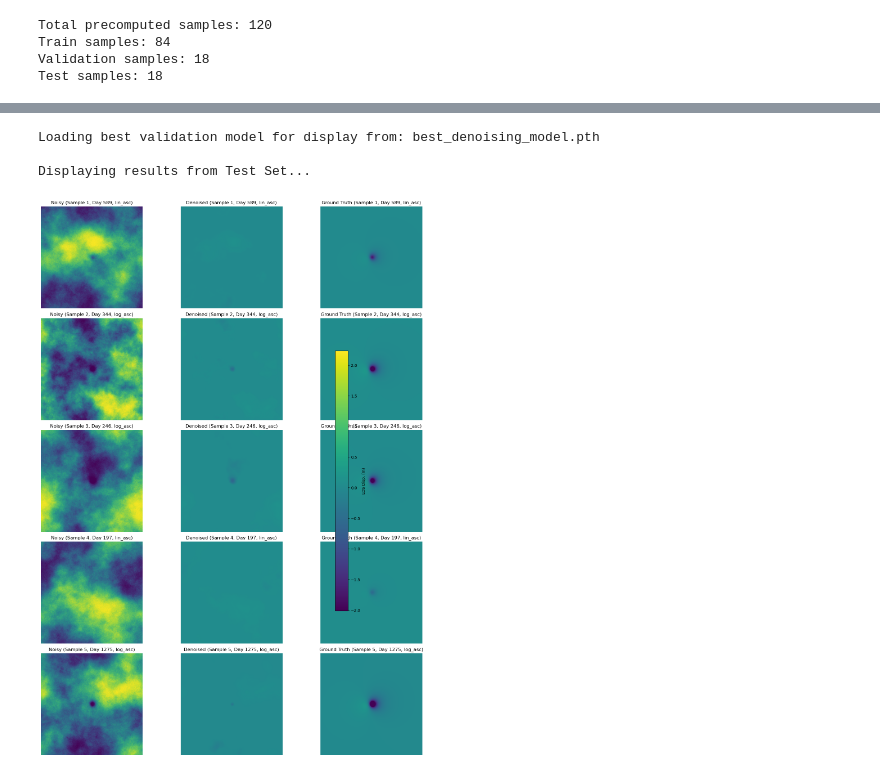
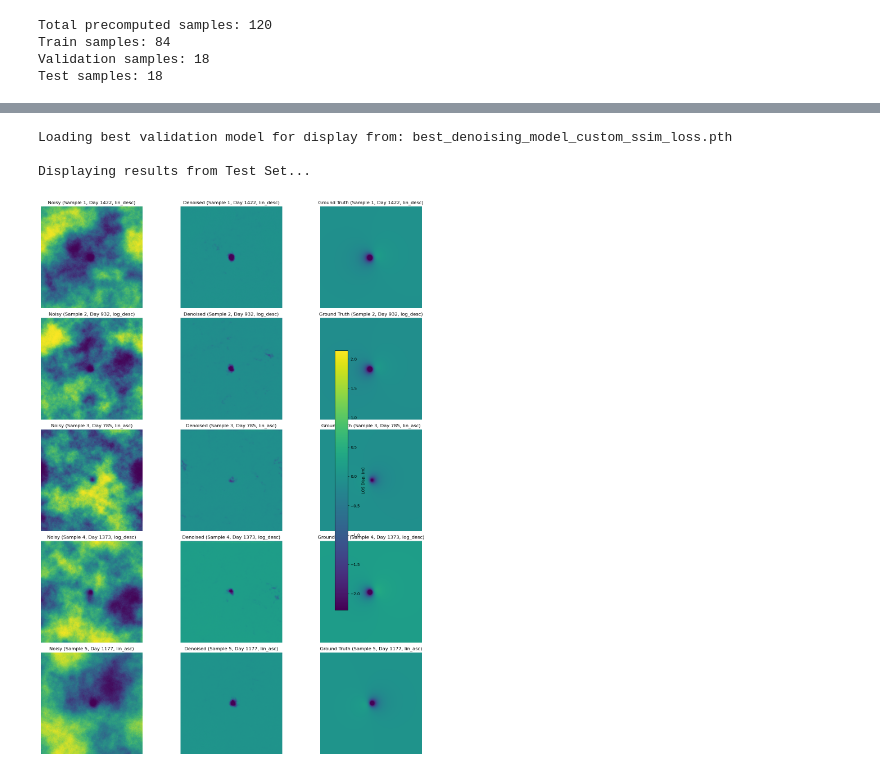
Before and after one commit to Mannvika/KyodaiNaturalResourceLab, a Jupyter notebook: ModelTrainingTest.ipynb, the cells around one changed output, grey strips where cells are left out. Saved outputs shown, nothing was run; the diff lists cells and outputs as text; code cells hidden in the pictures.

Commit message:
Added SSIM loss function

```diff
--- a/ModelTrainingTest.ipynb
+++ b/ModelTrainingTest.ipynb
@@ -331,7 +413,7 @@ def display_results(model, data_loader, device, num_samples=5): # Consider if 5
     plt.show()
 
 model_loaded_for_display = False
-best_model_path = "best_denoising_model.pth"
+best_model_path = "best_denoising_model_custom_ssim_loss.pth"
 last_epoch_model_path = f"model_epoch_{NUM_EPOCHS}.pth" if 'NUM_EPOCHS' in locals() else None
 
 if os.path.exists(best_model_path):
@@ -348,32 +430,32 @@ elif last_epoch_model_path and os.path.exists(last_epoch_model_path):
         model_loaded_for_display = True
     except Exception as e:
         print(f"Error loading last epoch model: {e}")
 else:
     print("\nNo saved model weights found (checked for 'best_denoising_model.pth' and last epoch model).")
     print("Using current model state for display (if any training was done in this session).")
     if 'NUM_EPOCHS' in locals() and NUM_EPOCHS > 0 : # If training was supposed to happen
          model_loaded_for_display = True # Assume current model state is what we want to display
     elif 'NUM_EPOCHS' in locals() and NUM_EPOCHS == 0: # No training intended
          model_loaded_for_display = True
 
 should_display = model_loaded_for_display or ('NUM_EPOCHS' in locals() and NUM_EPOCHS == 0)
 
 if should_display:
     if test_loader is not None and len(test_loader) > 0:
         print("\nDisplaying results from Test Set...")
         display_results(model, test_loader, DEVICE)
     elif val_loader is not None and len(val_loader) > 0:
         print("\nTest Set empty or unavailable. Displaying results from Validation Set...")
         display_results(model, val_loader, DEVICE)
     elif train_loader is not None and len(train_loader) > 0:
         print("\nTest and Validation Sets empty or unavailable. Displaying results from Training Set...")
         display_results(model, train_loader, DEVICE)
     else:
         print("All data loaders are empty. Cannot display results.")
 else:
     print("\nModel not loaded and no conditions met to display results.")
 # %% [output]
-Loading best validation model for display from: best_denoising_model.pth
+Loading best validation model for display from: best_denoising_model_custom_ssim_loss.pth
 
 Displaying results from Test Set...
-[figure, old version]
+[figure, new version]
```
Also changed, not shown: parts of 3 cells of this notebook, 1 other file.
